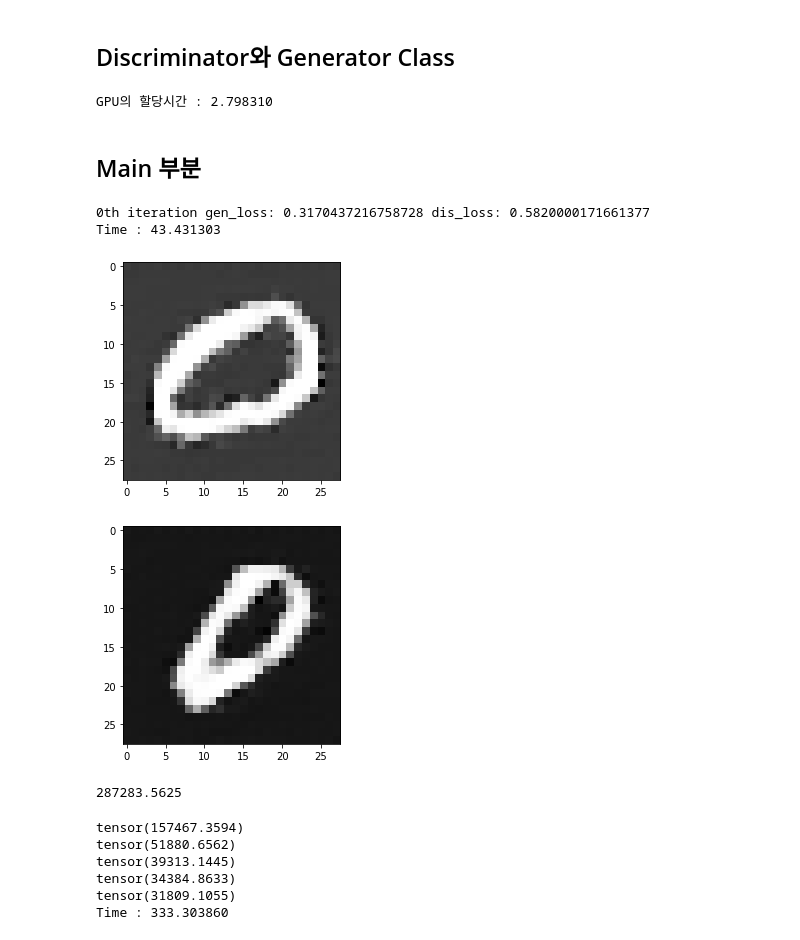
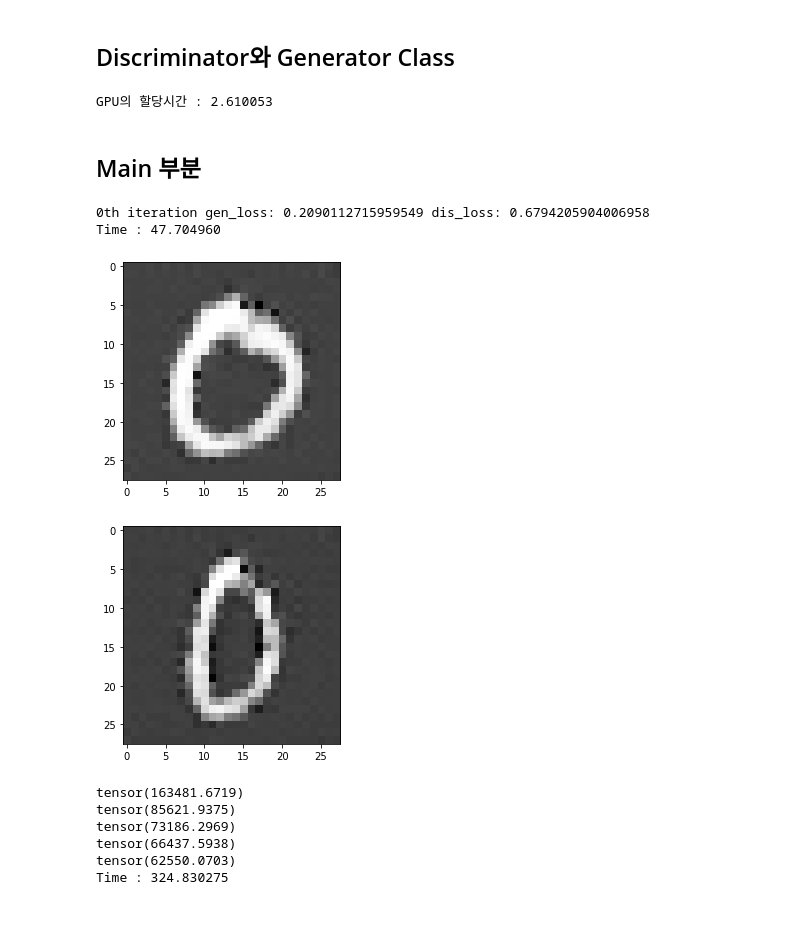
Before and after one commit to rlqja1107/Anomaly_Detection-PBL, a Jupyter notebook: anogan/anogan.ipynb, the cells around one changed output. Cells and saved outputs as stored; diff of their text form; code cells hidden in the pictures.

```diff
--- a/anogan/anogan.ipynb
+++ b/anogan/anogan.ipynb
@@ -75,7 +77,9 @@ class Data:
     Train Dataset에는 모두 0인 것만 포함시키기
     Test Dataset에는 0이 0.8개, 나머지는 0.2개를 포함시키기
     """
-    x = x/255.0
+    # x = x/255.0
+    x = x.float()
+    x = (x-torch.min(x))/(torch.max(x)-torch.min(x))
     N = len(x)
     processing_x = []
     processing_y = []
@@ -101,13 +105,13 @@ class Data:
 config = {
         "normal_num": 0,
         "ratio": 0.1,
-        "batch_size": 65,
+        "batch_size": 63,
         'epoch': 200,
         'learning_rate': 0.0002,
         "experiment_num": 1,
         'use_save_model': False,
-        'lambda':0.01,
-        'mean_median':'median',
+        'lambda':0.001,
+        'normalization' : 'min_max',
         'download': False # MNIST를 다운할 것인지
 }
 data =Data(config)
@@ -207,7 +209,7 @@ print("GPU의 할당시간 : {:4f}".format(timer()-start))
 #     print("\n--------model not restored--------\n")
 #     pass
 # %% [output]
-GPU의 할당시간 : 2.798310
+GPU의 할당시간 : 2.610053
 # %%
 loss_func = nn.MSELoss()
 
@@ -228,7 +229,7 @@ def image_check(gen_fake):
 # %%
 start = timer()
 max_loss = 10000000.0
-max_count = 10
+max_count = 15
 cur_count = 0
 generator.train()
 discriminator.train()
@@ -253,38 +254,37 @@ for i in range(config['epoch']):
 
         z = Variable(init.normal_(torch.Tensor(config['batch_size'],100),mean=0,std=0.1)).cuda()
         gen_fake = generator.forward(z)
         dis_fake,_ = discriminator.forward(gen_fake)
 
         dis_real,_ = discriminator.forward(image)
         dis_loss = torch.sum(loss_func(dis_fake,zeros_label)) + torch.sum(loss_func(dis_real,ones_label))
         dis_loss.backward()
         dis_optim.step()
         total_loss += (gen_loss.detach().item()+ dis_loss.detach().item())
         # model save
         if i % 20 == 0 and j==0:
               #print(gen_loss,dis_loss)
               print("{}th iteration gen_loss: {} dis_loss: {}".format(i,gen_loss.data,dis_loss.data))
 
-
     # Early Stop 용도
     if total_loss < max_loss:
       max_loss = total_loss
       cur_count = 0
     else:
       cur_count += 1
       if cur_count == max_count:
         torch.save(generator.state_dict(),'saved_model/generator.pkl')
         torch.save(discriminator.state_dict(),'saved_model/discriminator.pkl')
         v_utils.save_image(gen_fake.data[0:25],"result/gen_{}_{}.png".format(i,j), nrow=5)
         break
 
 print("Time : {:4f}".format(timer()-start))
 image_check(gen_fake.cpu())
 # %% [output]
-0th iteration gen_loss: 0.3170437216758728 dis_loss: 0.5820000171661377
-Time : 43.431303
+0th iteration gen_loss: 0.2090112715959549 dis_loss: 0.6794205904006958
+Time : 47.704960
-[figure, old version]
+[figure, new version]
-[figure, old version]
+[figure, new version]
 # %%
 def Anomaly_score(x,G_z,Lambda=0.1):
     _,x_feature = discriminator(x)
@@ -302,9 +302,6 @@ z_optimizer = torch.optim.Adam([z],lr=1e-4)
 gen_fake = generator(z)
 test_data =  data.test_dataset.x.view(-1,1,28,28).cuda()
 loss = Anomaly_score(test_data,gen_fake)
-print(loss.item())
-# %% [output]
-287283.5625
 # %%
 start = timer()
 for i in range(5000):
@@ -318,12 +315,12 @@ for i in range(5000):
         print(loss.cpu().data)
 print("Time : {:4f}".format(timer()-start))
 # %% [output]
-tensor(157467.3594)
-tensor(51880.6562)
-tensor(39313.1445)
-tensor(34384.8633)
-tensor(31809.1055)
-Time : 333.303860
+tensor(163481.6719)
+tensor(85621.9375)
+tensor(73186.2969)
+tensor(66437.5938)
+tensor(62550.0703)
+Time : 324.830275
 # %%
 gen_fake = generator(z)
 
```
Also changed, not shown: parts of 31 cells of this notebook.
